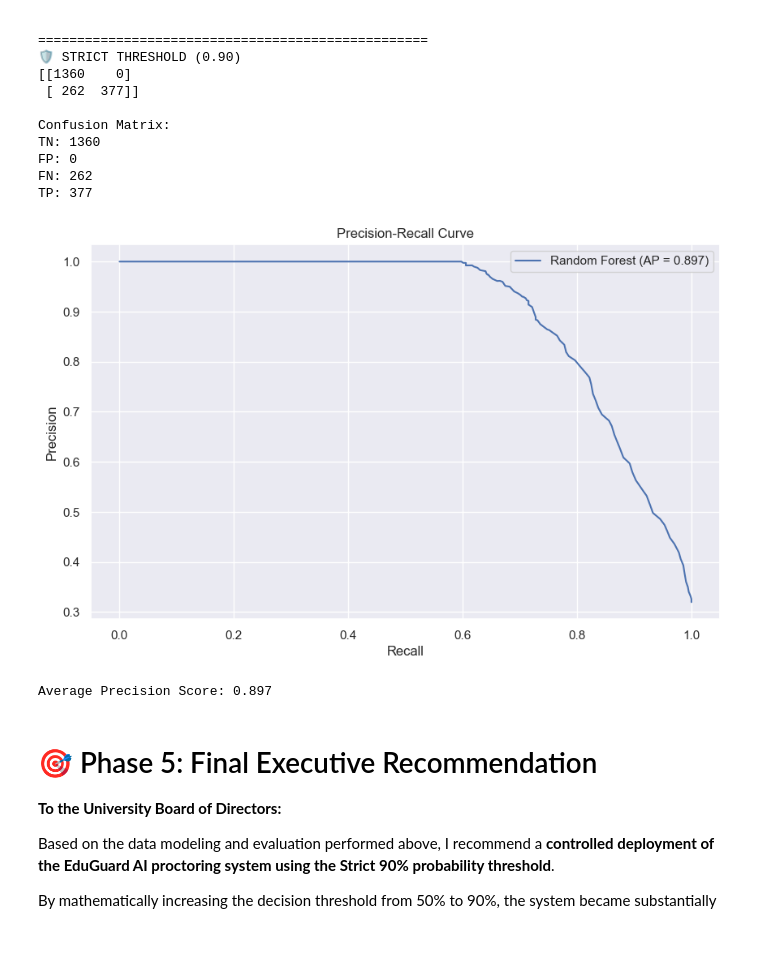
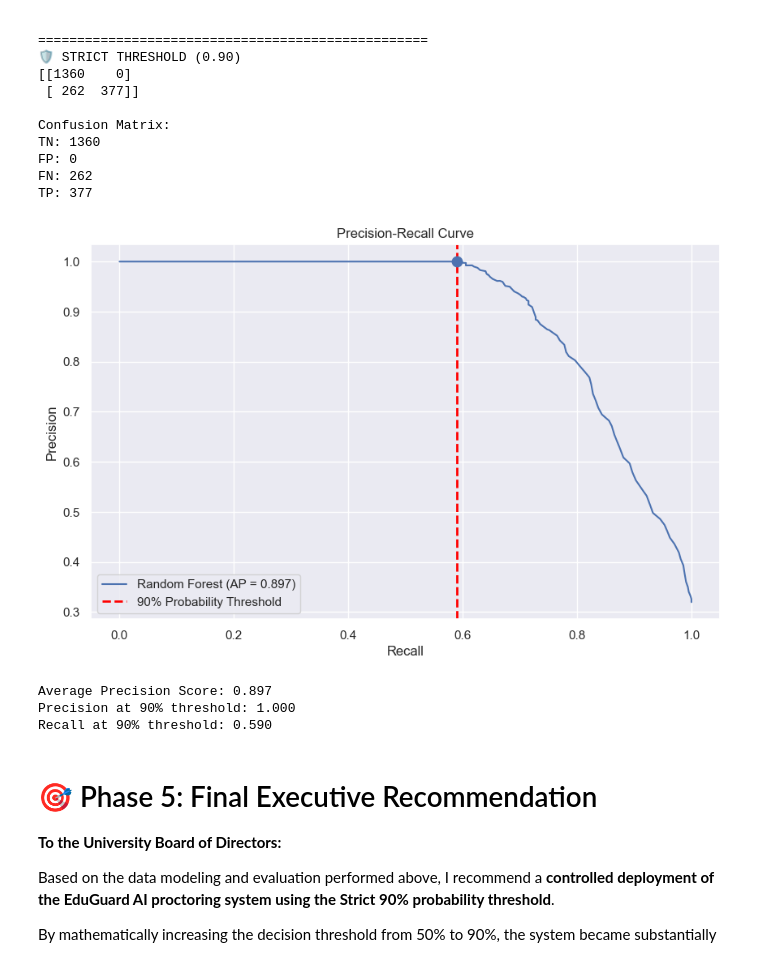
Before and after one commit to Anshubhan06/panopticon-intelligent-exam-proctoring, a Jupyter notebook: Panopticon_Executive_Notebook.ipynb, the cells around one changed output. Cells and saved outputs as stored; diff of their text form; code cells hidden in the pictures.

Commit message:
Finalize PR curve and evaluation

```diff
--- a/Panopticon_Executive_Notebook.ipynb
+++ b/Panopticon_Executive_Notebook.ipynb
@@ -332,44 +332,66 @@ FN: 262
 TP: 377
 # %%
 # ==========================================
-# 4D. PRECISION-RECALL CURVE
+# PHASE 4B: PRECISION-RECALL CURVE
 # ==========================================
 
 from sklearn.metrics import precision_recall_curve, average_precision_score
 
-# Calculate precision and recall at different probability thresholds
 precision, recall, thresholds = precision_recall_curve(
     y_test,
     cheating_probabilities
 )
 
-# Calculate Average Precision
 average_precision = average_precision_score(
     y_test,
     cheating_probabilities
 )
 
-# Plot Precision-Recall curve
+# Find the point corresponding to the 90% probability threshold
+threshold_idx = np.argmin(np.abs(thresholds - 0.90))
+
+precision_at_90 = precision[threshold_idx]
+recall_at_90 = recall[threshold_idx]
+
 plt.figure(figsize=(10, 6))
 
 plt.plot(
     recall,
     precision,
     label=f"Random Forest (AP = {average_precision:.3f})"
 )
 
+# 90% decision threshold marker
+plt.axvline(
+    recall_at_90,
+    color="red",
+    linestyle="--",
+    linewidth=2,
+    label="90% Probability Threshold"
+)
+
+plt.scatter(
+    recall_at_90,
+    precision_at_90,
+    s=80,
+    zorder=5
+)
+
 plt.xlabel("Recall")
 plt.ylabel("Precision")
 plt.title("Precision-Recall Curve")
 plt.legend()
 plt.grid(True)
-
 plt.show()
 
 print(f"Average Precision Score: {average_precision:.3f}")
+print(f"Precision at 90% threshold: {precision_at_90:.3f}")
+print(f"Recall at 90% threshold: {recall_at_90:.3f}")
 # %% [output]
-[figure, old version]
+[figure, new version]
 Average Precision Score: 0.897
+Precision at 90% threshold: 1.000
+Recall at 90% threshold: 0.590
 # %% [markdown]
 # 🎯 Phase 5: Final Executive Recommendation
 
```
